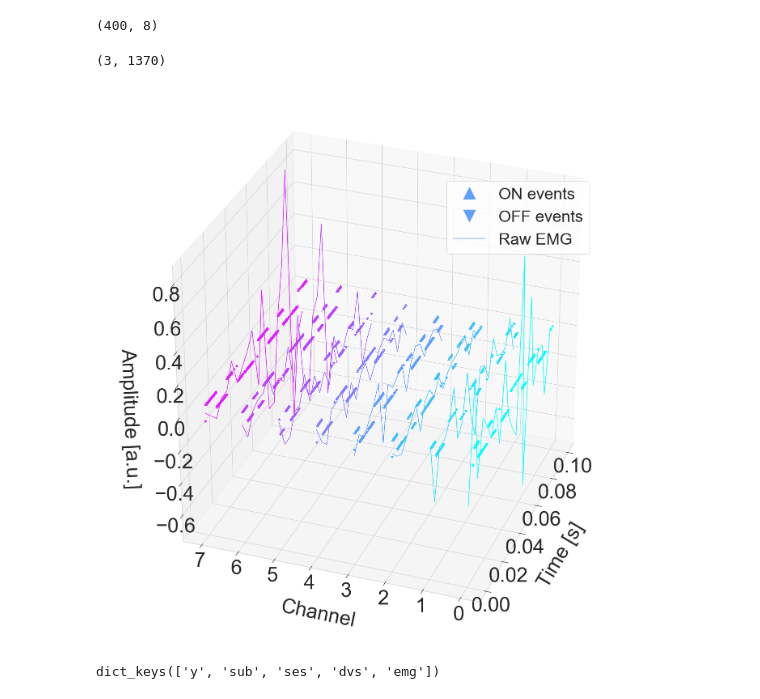
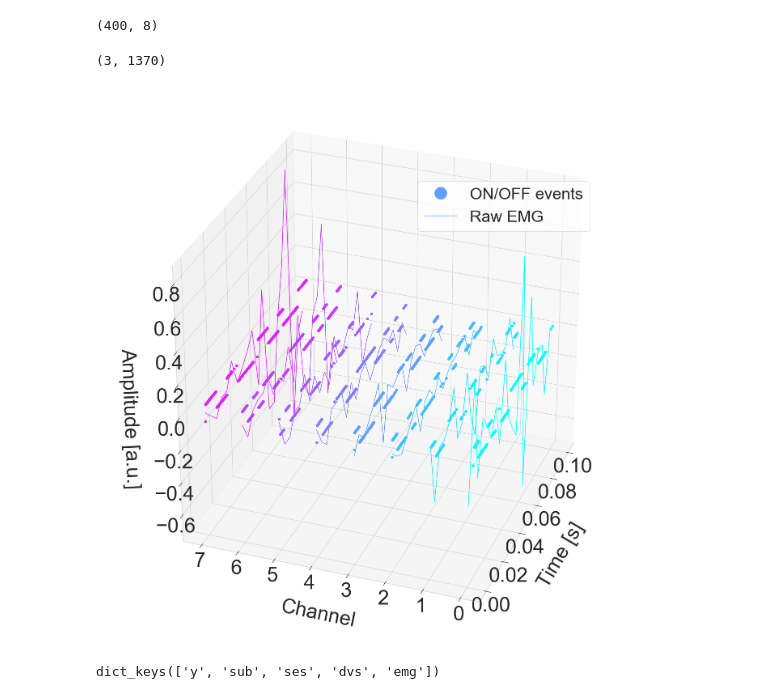
Before and after one commit to Enny1991/dvs_emg_fusion, a Jupyter notebook: plotting.ipynb, the cells around one changed output. Cells and saved outputs as stored; diff of their text form; code cells hidden in the pictures.

```diff
--- a/plotting.ipynb
+++ b/plotting.ipynb
@@ -147,7 +153,7 @@ with open('charlotte_results_v1.csv', 'w') as csv_file:
     file_writer.writerow(header)
     for k, i in enumerate(fusion_scores):
         for m, l in enumerate(i):
-            file_writer.writerow(['fus', k, lat_times[m], l])
+            file_writer.writerow(['fus', k, lat_times[m], np.mean(l)])
 
     for k, i in enumerate(EMG_scores):
         for m, l in enumerate(i):
@@ -332,41 +351,41 @@ b = b[:, b[1] < 0.1]
 a = a[:20]
 print(b.shape)
 
 fig = plt.figure(figsize=(20, 20))
 ax = fig.add_subplot(111, projection='3d')
 
 for i in range(8):
     c = b[:, b[0] == i]
-    kwargs= {'label': 'ON events'} if i == 3 else {}
-    ax.plot(c[1, c[2] == 0], c[0, c[2] == 0],  np.ones_like(c[0, c[2] == 0]) * 0.05, '^', c=[0.125 * i, 1-0.125 * i, 1], **kwargs)
-    kwargs= {'label': 'OFF events'} if i == 3 else {}
-    ax.plot(c[1, c[2] == 1], c[0, c[2] == 1],  np.ones_like(c[0, c[2] == 1]) * -1 * 0.05, 'v', c=[0.125 * i, 1-0.125 * i, 1], **kwargs)
+    kwargs= {'label': 'ON/OFF events'} if i == 3 else {}
+    ax.plot(c[1, c[2] == 0], c[0, c[2] == 0],  np.ones_like(c[0, c[2] == 0]) * 0.05, 'o', c=[0.125 * i, 1-0.125 * i, 1], **kwargs)
+#     kwargs= {'label': 'OFF events'} if i == 3 else {}
+    ax.plot(c[1, c[2] == 1], c[0, c[2] == 1],  np.ones_like(c[0, c[2] == 1]) * -1 * 0.05, 'o', c=[0.125 * i, 1-0.125 * i, 1])
     kwargs= {'label': 'Raw EMG'} if i == 3 else {}
     ax.plot(np.arange(20) / 200, np.ones(20) * i,  a[:, i], '-', c=[0.125 * i, 1-0.125 * i, 1], **kwargs)
 
 
 fontsize = 50
 
 ax.view_init(30, 200)
 ax.set_xlabel("Time [s]", fontsize=fontsize)
 ax.set_ylabel("Channel", fontsize=fontsize)
 ax.set_zlabel("Amplitude [a.u.]", fontsize=fontsize)
 ax.xaxis.labelpad = 60
 ax.yaxis.labelpad = 50
 ax.zaxis.labelpad = 60
 
 ax.zaxis.set_tick_params(labelsize=fontsize)
 ax.yaxis.set_tick_params(labelsize=fontsize)
 ax.xaxis.set_tick_params(labelsize=fontsize)
 
 plt.tight_layout()
 
-ax.legend(title="", loc="upper right", ncol=1, bbox_to_anchor=(0.9, .85), fontsize=40, markerscale=5)
-
-plt.savefig('emg_3d_v4.pdf', transparent=True, bbox_to_inches='tight')
+leg = ax.legend(title="", loc="upper right", ncol=1, bbox_to_anchor=(0.9, .85), fontsize=40, markerscale=5)
+leg.legendHandles[0].set_color([0,0,0])
+plt.savefig('emg_3d_v3.pdf', transparent=True, bbox_to_inches='tight')
 # %% [output]
 (3, 1370)
-[figure, old version]
+[figure, new version]
 # %%
 import pickle as pkl
 data = pkl.load(open('/Users/enea/Downloads/relax21_cropped_dvs_emg_spikes.pkl', 'rb'))
```
Also changed, not shown: parts of 11 cells of this notebook, 3 other files.
